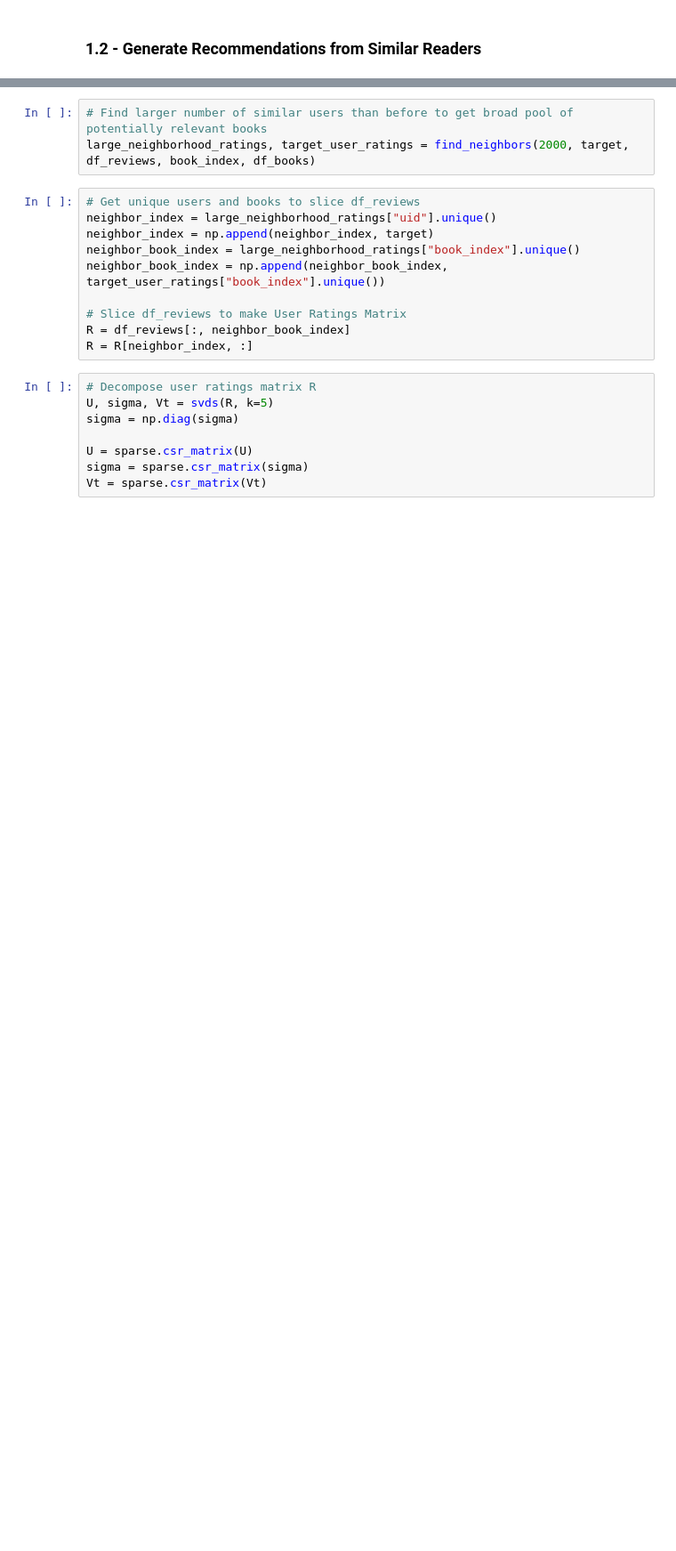
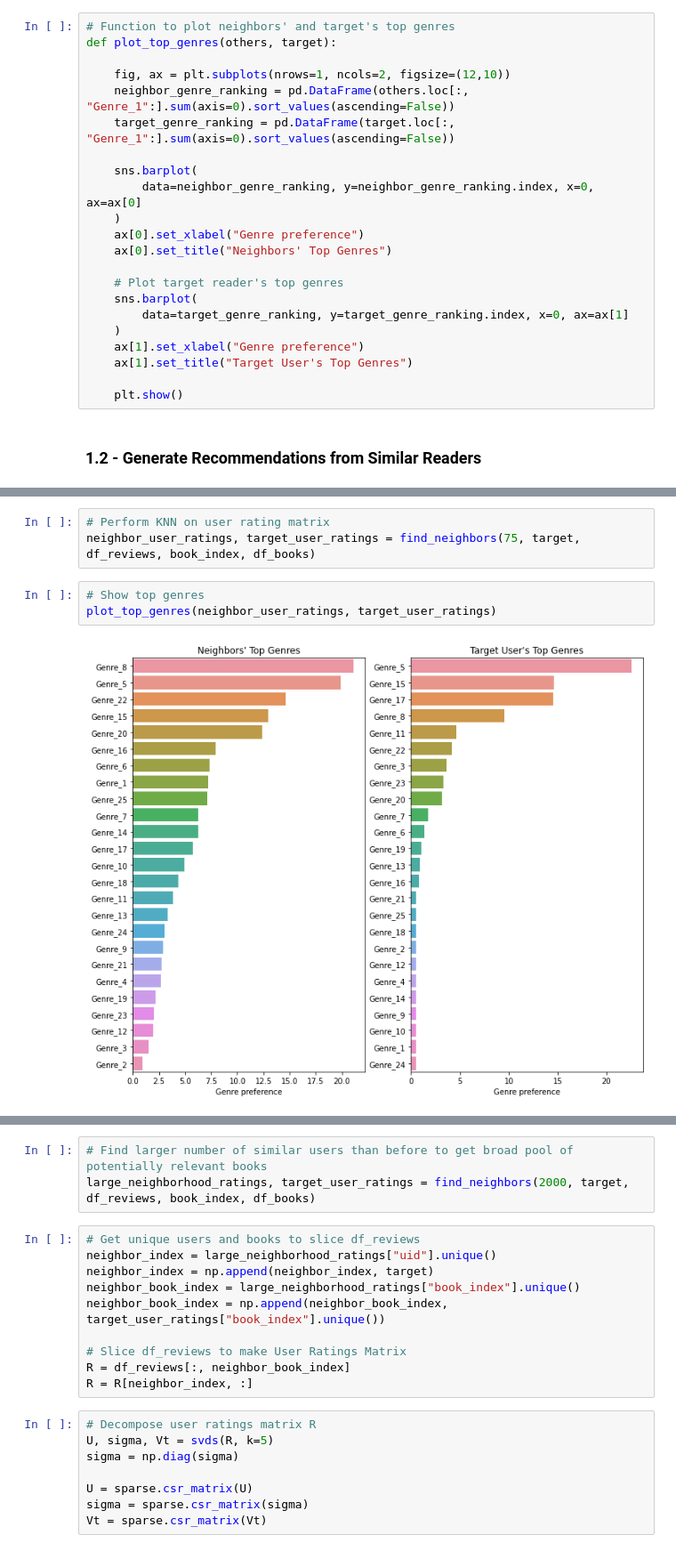
Before and after one commit to mraottth/projects, a Jupyter notebook: Goodreads Book Recommender/book_recommender.ipynb, the cells around one changed output, grey strips where cells are left out. Shown at 89% size. Cells and saved outputs as stored; diff of their text form; blank space fills up the shorter version.

Commit message:
moved repetitive actions into functions

```diff
--- a/Goodreads Book Recommender/book_recommender.ipynb
+++ b/Goodreads Book Recommender/book_recommender.ipynb
@@ -151,2 +188,24 @@ neighbor_user_ratings.head()
+# %%
+# Function to plot neighbors' and target's top genres
+def plot_top_genres(others, target):
+
+    fig, ax = plt.subplots(nrows=1, ncols=2, figsize=(12,10))
+    neighbor_genre_ranking = pd.DataFrame(others.loc[:, "Genre_1":].sum(axis=0).sort_values(ascending=False))
+    target_genre_ranking = pd.DataFrame(target.loc[:, "Genre_1":].sum(axis=0).sort_values(ascending=False))
+
+    sns.barplot(
+        data=neighbor_genre_ranking, y=neighbor_genre_ranking.index, x=0, ax=ax[0]
+    )
+    ax[0].set_xlabel("Genre preference")
+    ax[0].set_title("Neighbors' Top Genres")
+
+    # Plot target reader's top genres
+    sns.barplot(
+        data=target_genre_ranking, y=target_genre_ranking.index, x=0, ax=ax[1]
+    )
+    ax[1].set_xlabel("Genre preference")
+    ax[1].set_title("Target User's Top Genres")
+
+    plt.show()
 # %% [markdown]
 ### 1.2 - Generate Recommendations from Similar Readers
@@ -317,0 +212,8 @@ _____
+# %%
+# Perform KNN on user rating matrix
+neighbor_user_ratings, target_user_ratings = find_neighbors(75, target, df_reviews, book_index, df_books)
+# %%
+# Show top genres
+plot_top_genres(neighbor_user_ratings, target_user_ratings)
+# %% [output]
+[figure, added]
```
Also changed, not shown: parts of 27 cells of this notebook.
